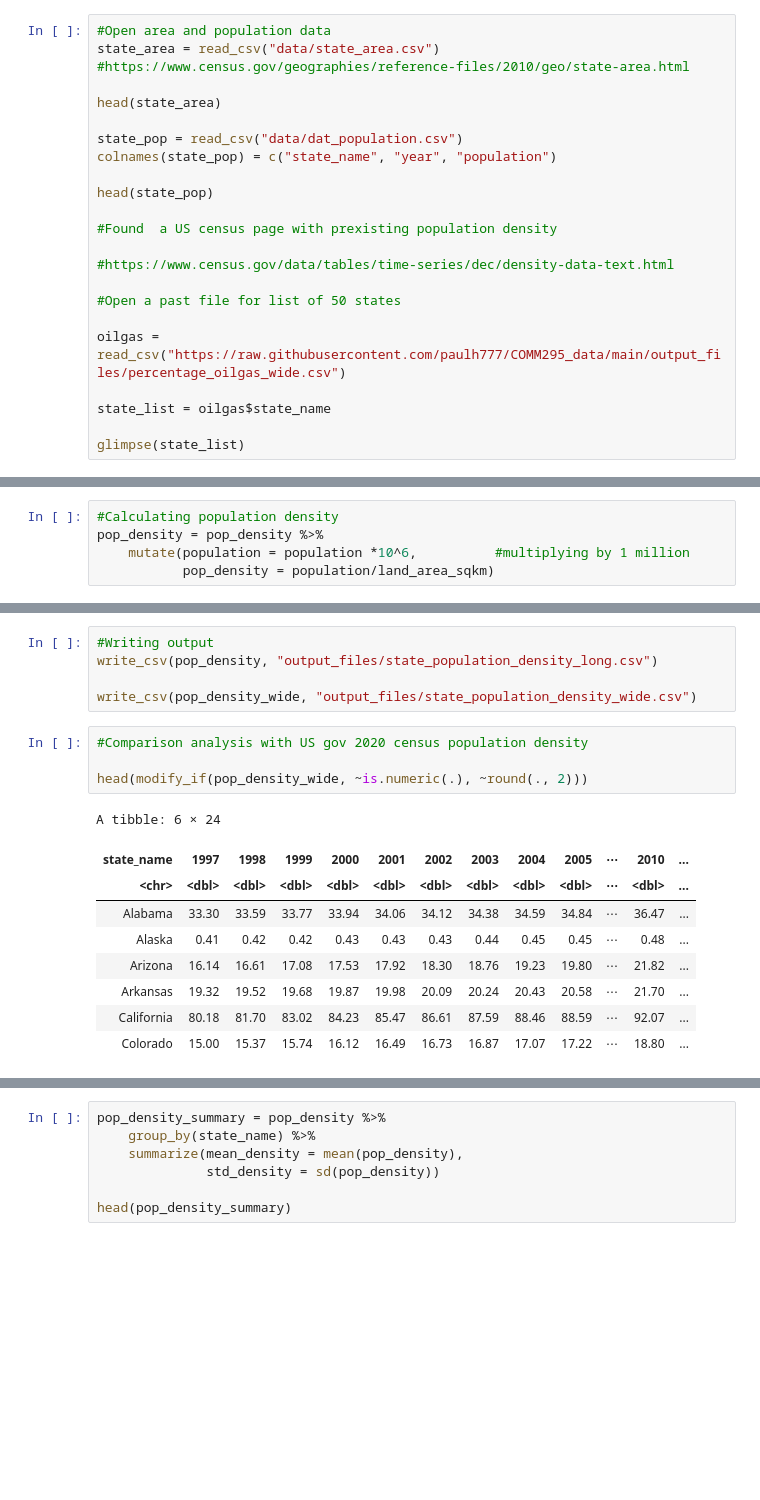
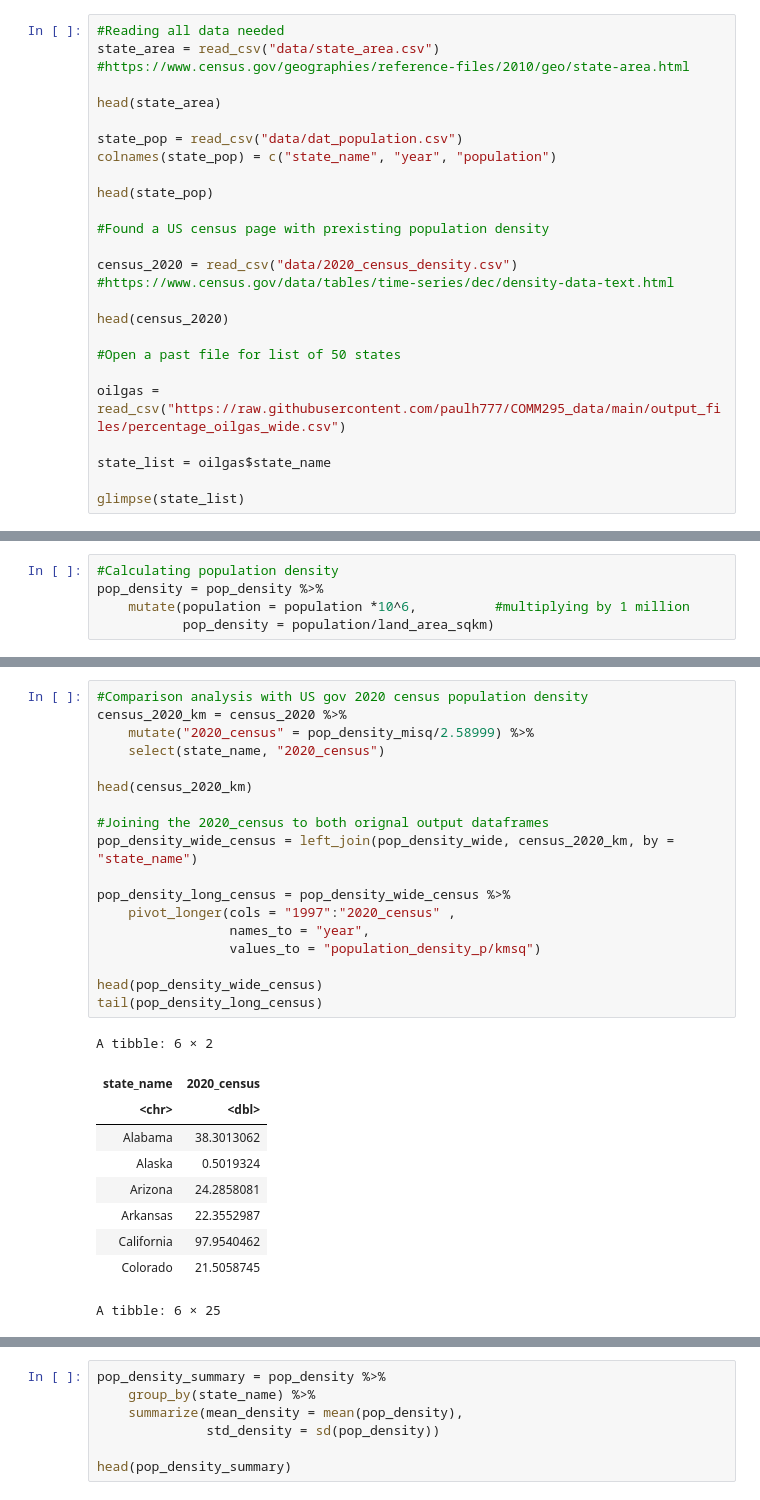
Before and after one commit to paulh777/COMM295_data, a Jupyter notebook: state_pop_density.ipynb, the cells around one changed output, grey strips where cells are left out. Drawn from its saved outputs; the diff is of its cells as text; blank space fills up the shorter version.

```diff
--- a/state_pop_density.ipynb
+++ b/state_pop_density.ipynb
@@ -16,5 +3,5 @@ Warning message in system("timedatectl", intern = TRUE):
 # %%
-#Open area and population data
+#Reading all data needed
 state_area = read_csv("data/state_area.csv") #https://www.census.gov/geographies/reference-files/2010/geo/state-area.html
 
 head(state_area)
@@ -24,9 +11,11 @@ colnames(state_pop) = c("state_name", "year", "population")
 
 head(state_pop)
 
-#Found  a US census page with prexisting population density
+#Found a US census page with prexisting population density
 
-#https://www.census.gov/data/tables/time-series/dec/density-data-text.html
+census_2020 = read_csv("data/2020_census_density.csv") #https://www.census.gov/data/tables/time-series/dec/density-data-text.html
+
+head(census_2020)
 
 #Open a past file for list of 50 states
 
@@ -169,19 +167,29 @@ A tibble: 6 × 24
-# %%
-#Writing output
-write_csv(pop_density, "output_files/state_population_density_long.csv")
-
-write_csv(pop_density_wide, "output_files/state_population_density_wide.csv")
 # %%
 #Comparison analysis with US gov 2020 census population density
+census_2020_km = census_2020 %>%
+    mutate("2020_census" = pop_density_misq/2.58999) %>%
+    select(state_name, "2020_census")
 
-head(modify_if(pop_density_wide, ~is.numeric(.), ~round(., 2)))
+head(census_2020_km)
+
+#Joining the 2020_census to both orignal output dataframes
+pop_density_wide_census = left_join(pop_density_wide, census_2020_km, by = "state_name")
+
+pop_density_long_census = pop_density_wide_census %>%
+    pivot_longer(cols = "1997":"2020_census" ,
+                 names_to = "year",
+                 values_to = "population_density_p/kmsq")
+
+head(pop_density_wide_census)
+tail(pop_density_long_census)
 # %% [output]
-A tibble: 6 × 24
+A tibble: 6 × 2
-| state_name | 1997 | 1998 | 1999 | 2000 | 2001 | 2002 | 2003 | 2004 | 2005 | ⋯ | 2010 | ... |
-| <chr> | <dbl> | <dbl> | <dbl> | <dbl> | <dbl> | <dbl> | <dbl> | <dbl> | <dbl> | ⋯ | <dbl> | ... |
-| Alabama | 33.30 | 33.59 | 33.77 | 33.94 | 34.06 | 34.12 | 34.38 | 34.59 | 34.84 | ⋯ | 36.47 | ... |
-| Alaska | 0.41 | 0.42 | 0.42 | 0.43 | 0.43 | 0.43 | 0.44 | 0.45 | 0.45 | ⋯ | 0.48 | ... |
-| Arizona | 16.14 | 16.61 | 17.08 | 17.53 | 17.92 | 18.30 | 18.76 | 19.23 | 19.80 | ⋯ | 21.82 | ... |
-| Arkansas | 19.32 | 19.52 | 19.68 | 19.87 | 19.98 | 20.09 | 20.24 | 20.43 | 20.58 | ⋯ | 21.70 | ... |
-| California | 80.18 | 81.70 | 83.02 | 84.23 | 85.47 | 86.61 | 87.59 | 88.46 | 88.59 | ⋯ | 92.07 | ... |
-| Colorado | 15.00 | 15.37 | 15.74 | 16.12 | 16.49 | 16.73 | 16.87 | 17.07 | 17.22 | ⋯ | 18.80 | ... |
+| state_name | 2020_census |
+| <chr> | <dbl> |
+| Alabama | 38.3013062 |
+| Alaska | 0.5019324 |
+| Arizona | 24.2858081 |
+| Arkansas | 22.3552987 |
+| California | 97.9540462 |
+| Colorado | 21.5058745 |
+A tibble: 6 × 25
```
Also changed, not shown: parts of 7 cells of this notebook, 3 other files.
